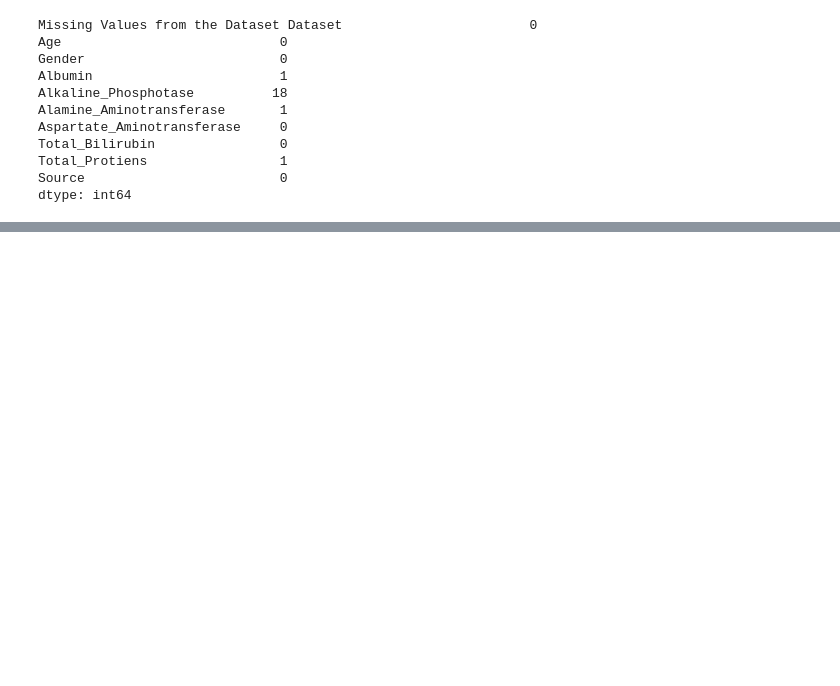
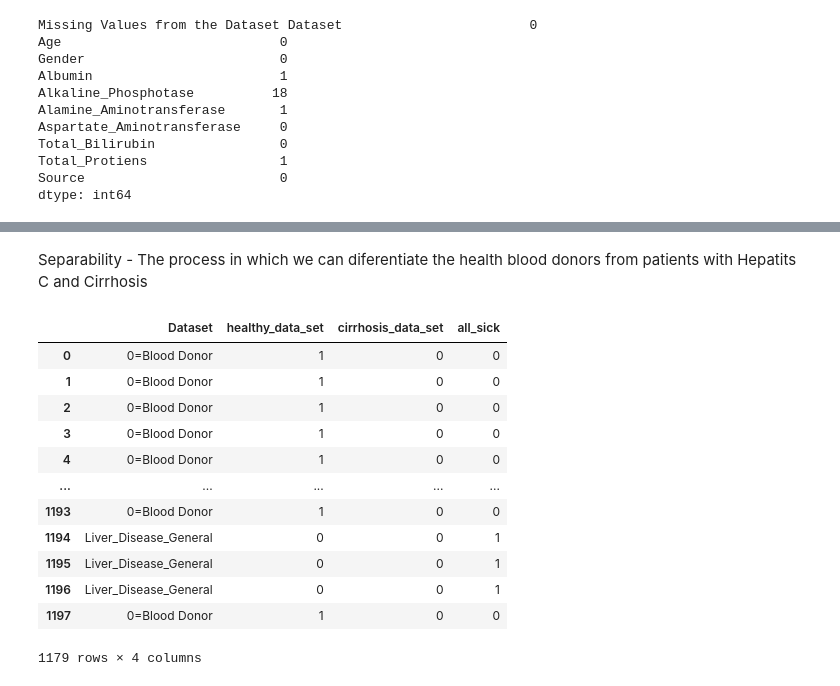
Before and after one commit to dilyaaana-lab/Cirrhosis---Module-3---Project-SoftUni, a Jupyter notebook: Module3 - Cirrhosis - SoftUniProject.ipynb, the cells around one changed output, grey strips where cells are left out. Cells and saved outputs as stored; diff of their text form; code cells hidden in the pictures; blank space fills up the shorter version.

Commit message:
Separability
Separability - The process in which we can diferentiate the health blood donors from patients with Hepatits C and Cirrhosis

```diff
--- a/Module3 - Cirrhosis - SoftUniProject.ipynb
+++ b/Module3 - Cirrhosis - SoftUniProject.ipynb
@@ -195,0 +248,4 @@ dtype: int64
+# %% [markdown]
+Separability - The process in which we can diferentiate the health blood donors from patients with Hepatits C and Cirrhosis
+# %%
+cirrhosis_cleaned = combined_datasets_cirrhosis.dropna().copy()
@@ -195,0 +259,19 @@ dtype: int64
+# %%
+cirrhosis_cleaned['healthy_data_set'] = (cirrhosis_cleaned['Dataset'] == '0=Blood Donor').astype(int)
+cirrhosis_cleaned['cirrhosis_data_set'] = (cirrhosis_cleaned['Dataset'] == '3=Cirrhosis').astype(int)
+cirrhosis_cleaned['all_sick'] = (cirrhosis_cleaned['Dataset'] !=  '0=Blood Donor').astype(int)
+display(cirrhosis_cleaned[['Dataset', 'healthy_data_set', 'cirrhosis_data_set',  'all_sick']])
+# %% [output]
+|  | Dataset | healthy_data_set | cirrhosis_data_set | all_sick |
+| 0 | 0=Blood Donor | 1 | 0 | 0 |
+| 1 | 0=Blood Donor | 1 | 0 | 0 |
+| 2 | 0=Blood Donor | 1 | 0 | 0 |
+| 3 | 0=Blood Donor | 1 | 0 | 0 |
+| 4 | 0=Blood Donor | 1 | 0 | 0 |
+| ... | ... | ... | ... | ... |
+| 1193 | 0=Blood Donor | 1 | 0 | 0 |
+| 1194 | Liver_Disease_General | 0 | 0 | 1 |
+| 1195 | Liver_Disease_General | 0 | 0 | 1 |
+| 1196 | Liver_Disease_General | 0 | 0 | 1 |
+| 1197 | 0=Blood Donor | 1 | 0 | 0 |
+1179 rows × 4 columns
```
Also changed, not shown: parts of 7 cells of this notebook.
